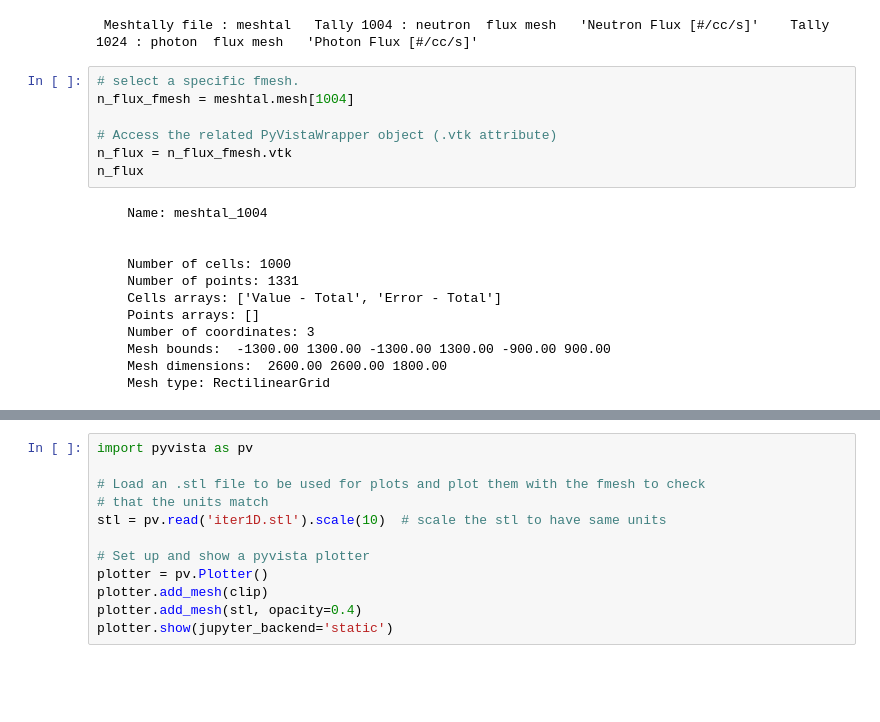
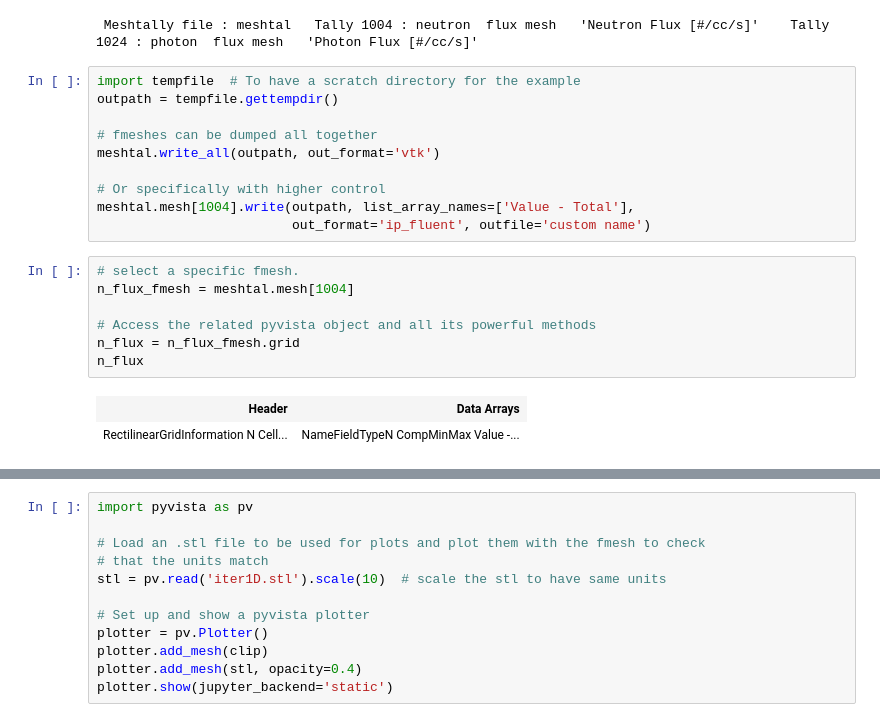
Before and after one commit to Fusion4Energy/F4Enix, a Jupyter notebook: docs/source/examples/output/output.ipynb, the cells around one changed output, grey strips where cells are left out. Saved outputs shown, nothing was run; the diff lists cells and outputs as text; blank space fills up the shorter version.

Commit message:
pyvista objects directly exposed without wrapper

```diff
--- a/docs/source/examples/output/output.ipynb
+++ b/docs/source/examples/output/output.ipynb
@@ -134,23 +134,24 @@ meshtal.readMesh()
 meshtal
 # %% [output]
  Meshtally file : meshtal   Tally 1004 : neutron  flux mesh   'Neutron Flux [#/cc/s]'    Tally 1024 : photon  flux mesh   'Photon Flux [#/cc/s]'
+# %%
+import tempfile  # To have a scratch directory for the example
+outpath = tempfile.gettempdir()
+
+# fmeshes can be dumped all together
+meshtal.write_all(outpath, out_format='vtk')
+
+# Or specifically with higher control
+meshtal.mesh[1004].write(outpath, list_array_names=['Value - Total'],
+                         out_format='ip_fluent', outfile='custom name')
 # %%
 # select a specific fmesh.
 n_flux_fmesh = meshtal.mesh[1004]
 
-# Access the related PyVistaWrapper object (.vtk attribute)
-n_flux = n_flux_fmesh.vtk
+# Access the related pyvista object and all its powerful methods
+n_flux = n_flux_fmesh.grid
 n_flux
 # %% [output]
-    Name: meshtal_1004
-
-
-    Number of cells: 1000
-    Number of points: 1331
-    Cells arrays: ['Value - Total', 'Error - Total']
-    Points arrays: []
-    Number of coordinates: 3
-    Mesh bounds:  -1300.00 1300.00 -1300.00 1300.00 -900.00 900.00
-    Mesh dimensions:  2600.00 2600.00 1800.00
-    Mesh type: RectilinearGrid
+| Header | Data Arrays |
+| RectilinearGridInformation N Cell... | NameFieldTypeN CompMinMax Value -... |
 # %%
```
Also changed, not shown: parts of 3 cells of this notebook, 24 other files.
